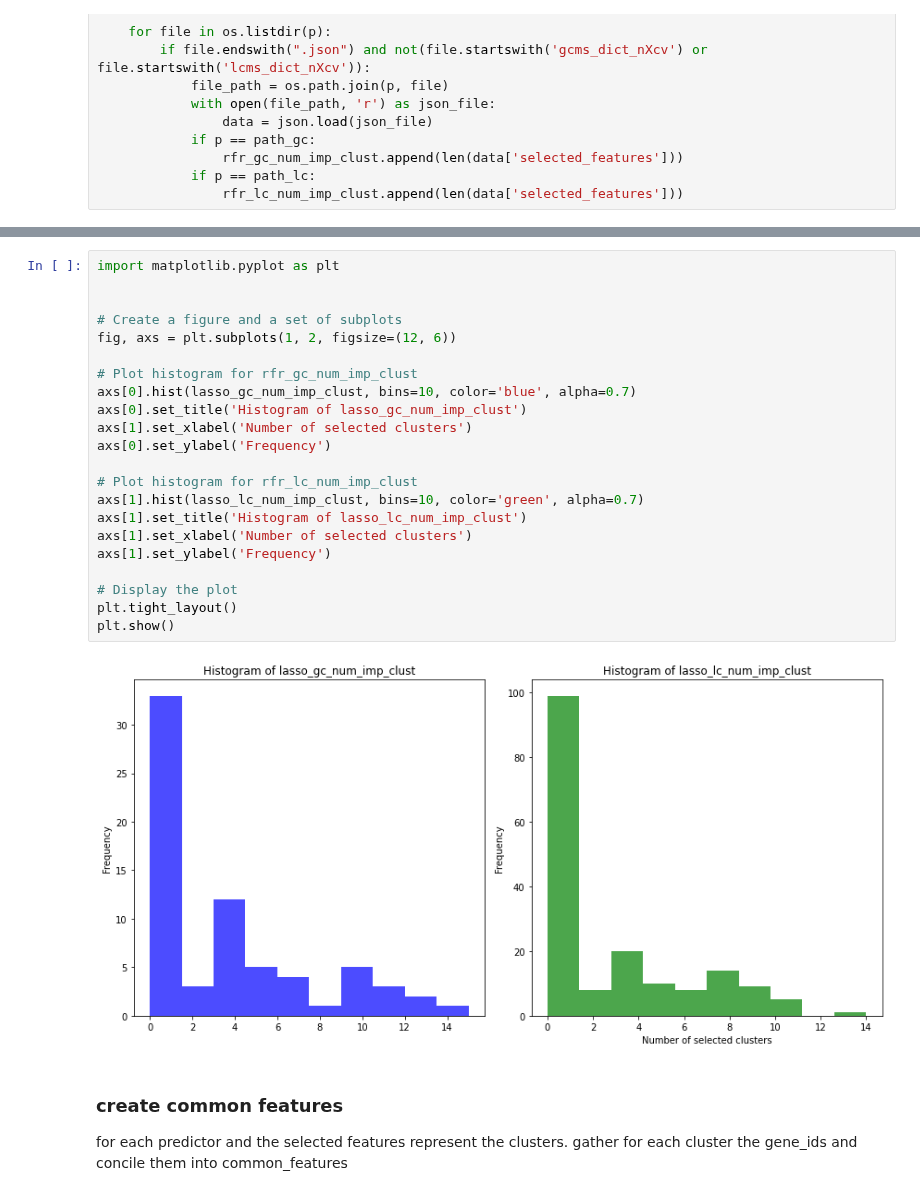
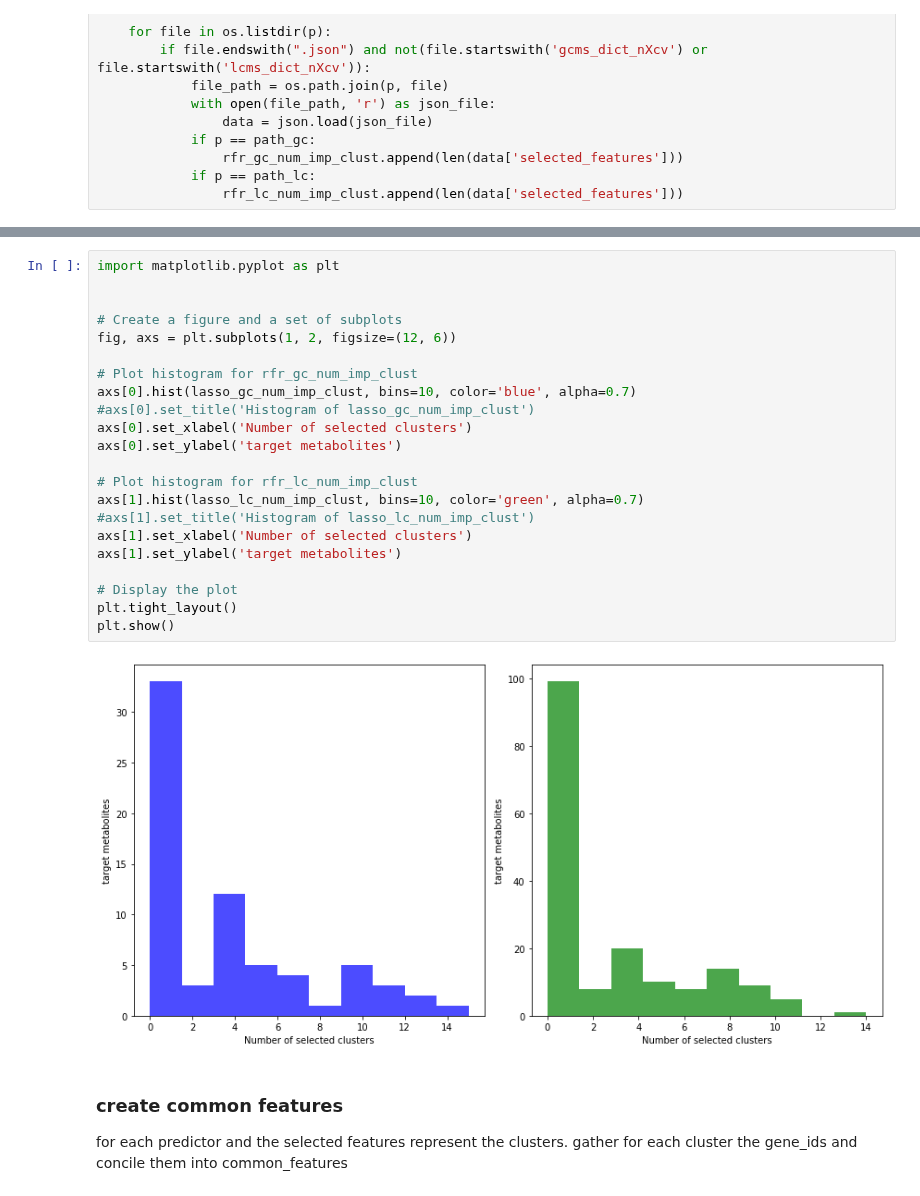
Before and after one commit to Yawkward/x.elegans, a Jupyter notebook: newfeaturespace/newfeat_goea.ipynb, the cells around one changed output, grey strips where cells are left out. Cells and saved outputs as stored; diff of their text form.

```diff
--- a/newfeaturespace/newfeat_goea.ipynb
+++ b/newfeaturespace/newfeat_goea.ipynb
@@ -237,27 +315,27 @@ plt.show()
 # %%
 import matplotlib.pyplot as plt
 
 
 # Create a figure and a set of subplots
 fig, axs = plt.subplots(1, 2, figsize=(12, 6))
 
 # Plot histogram for rfr_gc_num_imp_clust
 axs[0].hist(lasso_gc_num_imp_clust, bins=10, color='blue', alpha=0.7)
-axs[0].set_title('Histogram of lasso_gc_num_imp_clust')
-axs[1].set_xlabel('Number of selected clusters')
-axs[0].set_ylabel('Frequency')
+#axs[0].set_title('Histogram of lasso_gc_num_imp_clust')
+axs[0].set_xlabel('Number of selected clusters')
+axs[0].set_ylabel('target metabolites')
 
 # Plot histogram for rfr_lc_num_imp_clust
 axs[1].hist(lasso_lc_num_imp_clust, bins=10, color='green', alpha=0.7)
-axs[1].set_title('Histogram of lasso_lc_num_imp_clust')
+#axs[1].set_title('Histogram of lasso_lc_num_imp_clust')
 axs[1].set_xlabel('Number of selected clusters')
-axs[1].set_ylabel('Frequency')
+axs[1].set_ylabel('target metabolites')
 
 # Display the plot
 plt.tight_layout()
 plt.show()
 # %% [output]
-[figure, old version]
+[figure, new version]
 # %% [markdown]
 ### create common features
 
```
Also changed, not shown: parts of 5 cells of this notebook, 3 other files.
